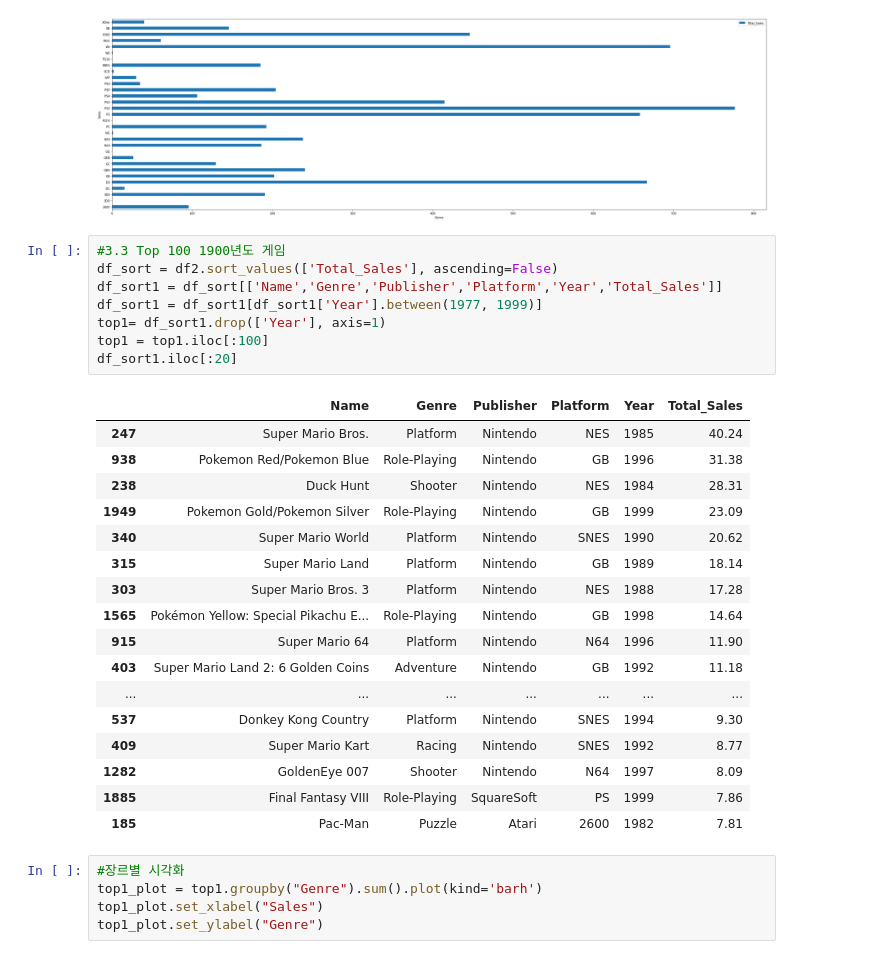
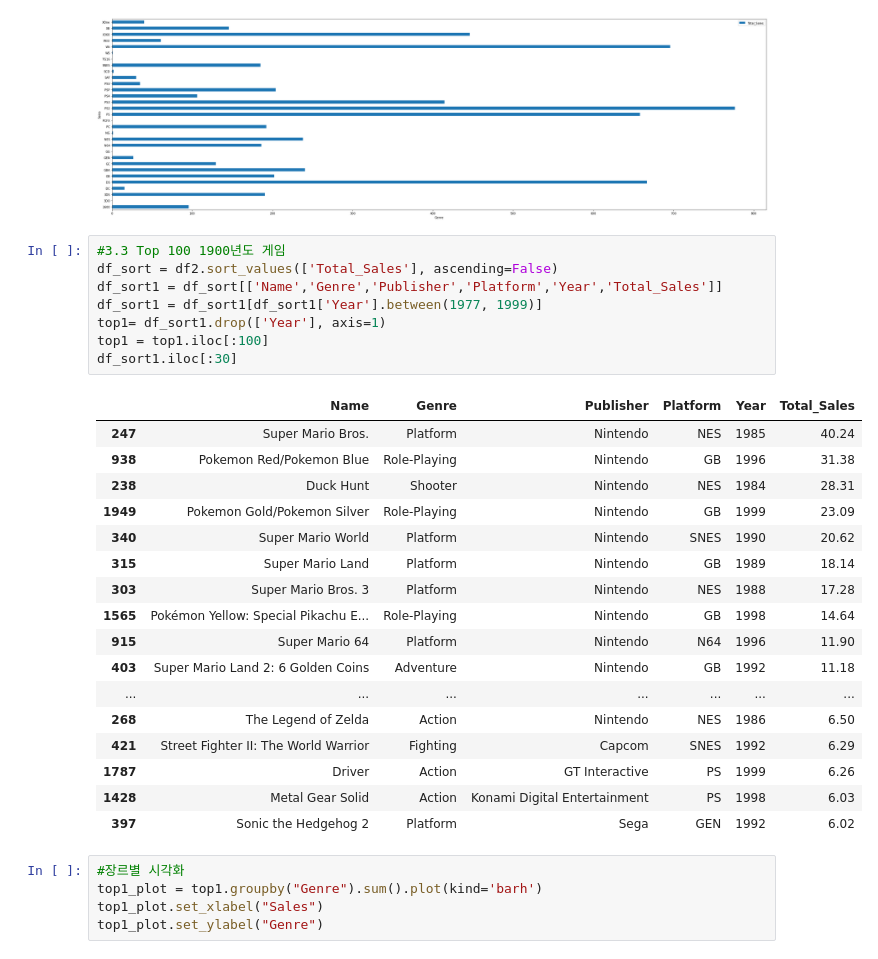
Before and after one commit to Gwonchankim/Project, a Jupyter notebook: Codestates/Game_Project.ipynb, the cells around one changed output. Saved outputs shown, nothing was run; the diff lists cells and outputs as text.

```diff
--- a/Codestates/Game_Project.ipynb
+++ b/Codestates/Game_Project.ipynb
@@ -284,29 +284,29 @@ Text(0, 0.5, 'Sales')
 # %%
 #3.3 Top 100 1900년도 게임
 df_sort = df2.sort_values(['Total_Sales'], ascending=False)
 df_sort1 = df_sort[['Name','Genre','Publisher','Platform','Year','Total_Sales']]
 df_sort1 = df_sort1[df_sort1['Year'].between(1977, 1999)]
 top1= df_sort1.drop(['Year'], axis=1)
 top1 = top1.iloc[:100]
-df_sort1.iloc[:20]
+df_sort1.iloc[:30]
 # %% [output]
 |  | Name | Genre | Publisher | Platform | Year | Total_Sales |
 | 247 | Super Mario Bros. | Platform | Nintendo | NES | 1985 | 40.24 |
 | 938 | Pokemon Red/Pokemon Blue | Role-Playing | Nintendo | GB | 1996 | 31.38 |
 | 238 | Duck Hunt | Shooter | Nintendo | NES | 1984 | 28.31 |
 | 1949 | Pokemon Gold/Pokemon Silver | Role-Playing | Nintendo | GB | 1999 | 23.09 |
 | 340 | Super Mario World | Platform | Nintendo | SNES | 1990 | 20.62 |
 | 315 | Super Mario Land | Platform | Nintendo | GB | 1989 | 18.14 |
 | 303 | Super Mario Bros. 3 | Platform | Nintendo | NES | 1988 | 17.28 |
 | 1565 | Pokémon Yellow: Special Pikachu E... | Role-Playing | Nintendo | GB | 1998 | 14.64 |
 | 915 | Super Mario 64 | Platform | Nintendo | N64 | 1996 | 11.90 |
 | 403 | Super Mario Land 2: 6 Golden Coins | Adventure | Nintendo | GB | 1992 | 11.18 |
 | ... | ... | ... | ... | ... | ... | ... |
-| 537 | Donkey Kong Country | Platform | Nintendo | SNES | 1994 | 9.30 |
-| 409 | Super Mario Kart | Racing | Nintendo | SNES | 1992 | 8.77 |
-| 1282 | GoldenEye 007 | Shooter | Nintendo | N64 | 1997 | 8.09 |
-| 1885 | Final Fantasy VIII | Role-Playing | SquareSoft | PS | 1999 | 7.86 |
-| 185 | Pac-Man | Puzzle | Atari | 2600 | 1982 | 7.81 |
+| 268 | The Legend of Zelda | Action | Nintendo | NES | 1986 | 6.50 |
+| 421 | Street Fighter II: The World Warrior | Fighting | Capcom | SNES | 1992 | 6.29 |
+| 1787 | Driver | Action | GT Interactive | PS | 1999 | 6.26 |
+| 1428 | Metal Gear Solid | Action | Konami Digital Entertainment | PS | 1998 | 6.03 |
+| 397 | Sonic the Hedgehog 2 | Platform | Sega | GEN | 1992 | 6.02 |
 # %%
 #장르별 시각화
 top1_plot = top1.groupby("Genre").sum().plot(kind='barh')
```
Also changed, not shown: parts of 2 cells of this notebook.
